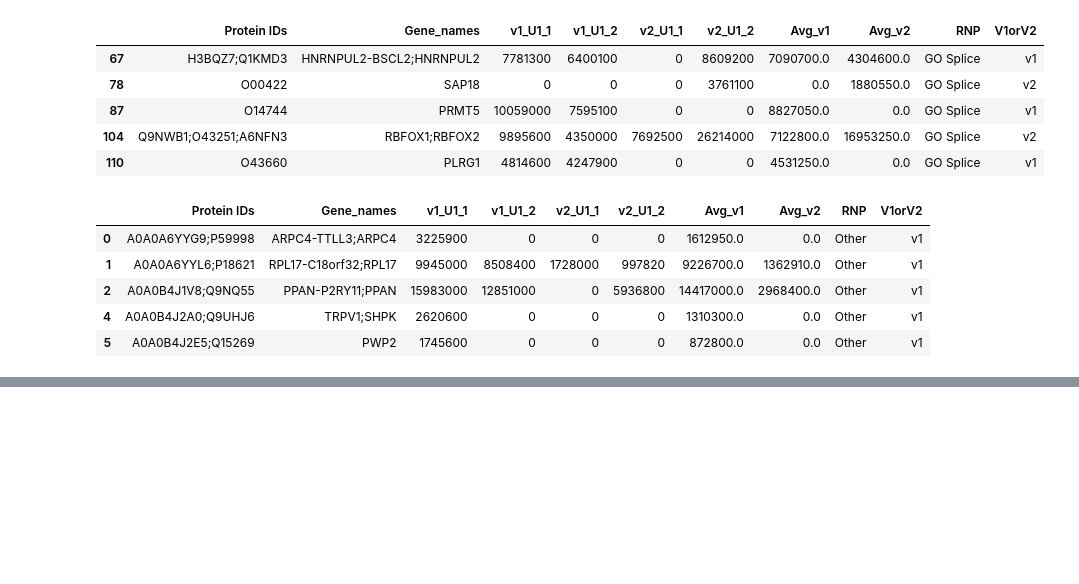
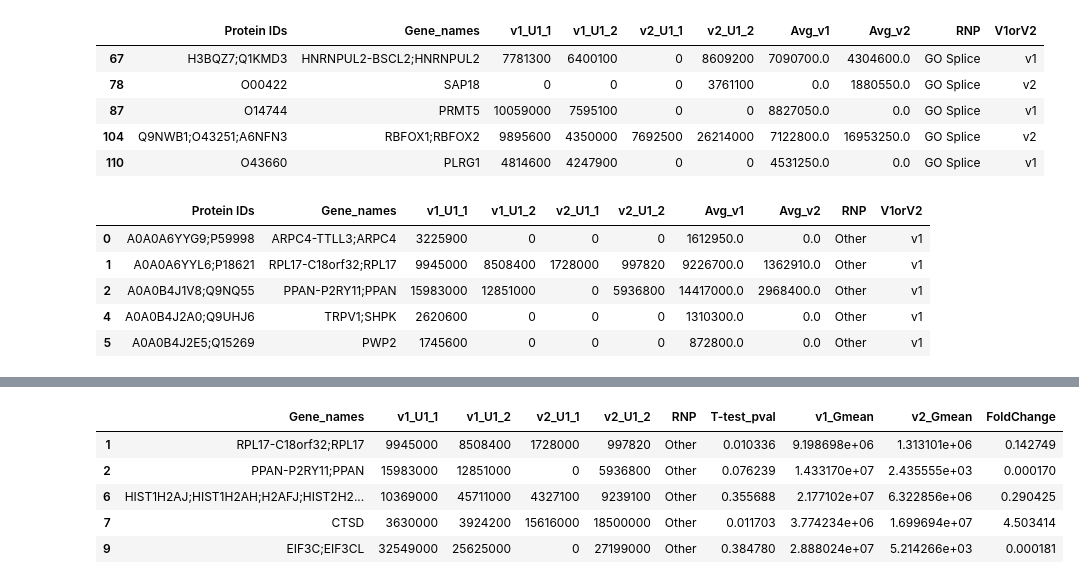
Before and after one commit to dhonson-lncrna/22.02.25_RAPMSv1v2-Analysis, a Jupyter notebook: 22.02.25_v1v2-Intensity.ipynb, the cells around one changed output, grey strips where cells are left out. Saved outputs shown, nothing was run; the diff lists cells and outputs as text; code cells hidden in the pictures; blank space fills up the shorter version.

```diff
--- a/22.02.25_v1v2-Intensity.ipynb
+++ b/22.02.25_v1v2-Intensity.ipynb
@@ -374,0 +383,26 @@ Nonsplicing V2:197
+# %%
+statdf = progroups.filter(['Gene_names','v1_U1_1','v1_U1_2','v2_U1_1','v2_U1_2','RNP'])
+statdf['T-test_pval'] = np.zeros(len(statdf))
+
+for i in statdf.index:
+    v1 = [statdf.loc[i,'v1_U1_1'], statdf.loc[i,'v1_U1_2']]
+    v2 = [statdf.loc[i,'v2_U1_1'], statdf.loc[i,'v2_U1_2']]
+    statdf.loc[i, 'T-test_pval'] = ttest(v1,v2)[1]
+
+statdf['v1_Gmean'] = gmean([statdf.loc[:,'v1_U1_1']+1, statdf.loc[:,'v1_U1_2']+1]) - 1
+statdf['v2_Gmean'] = gmean([statdf.loc[:,'v2_U1_1']+1, statdf.loc[:,'v2_U1_2']+1]) - 1
+
+statdf = statdf[statdf['v1_Gmean'] > 0]
+statdf = statdf[statdf['v2_Gmean'] > 0]
+
+statdf['FoldChange'] = statdf['v2_Gmean'] / statdf['v1_Gmean']
+
+
+statdf.head()
+# %% [output]
+|  | Gene_names | v1_U1_1 | v1_U1_2 | v2_U1_1 | v2_U1_2 | RNP | T-test_pval | v1_Gmean | v2_Gmean | FoldChange |
+| 1 | RPL17-C18orf32;RPL17 | 9945000 | 8508400 | 1728000 | 997820 | Other | 0.010336 | 9.198698e+06 | 1.313101e+06 | 0.142749 |
+| 2 | PPAN-P2RY11;PPAN | 15983000 | 12851000 | 0 | 5936800 | Other | 0.076239 | 1.433170e+07 | 2.435555e+03 | 0.000170 |
+| 6 | HIST1H2AJ;HIST1H2AH;H2AFJ;HIST2H2... | 10369000 | 45711000 | 4327100 | 9239100 | Other | 0.355688 | 2.177102e+07 | 6.322856e+06 | 0.290425 |
+| 7 | CTSD | 3630000 | 3924200 | 15616000 | 18500000 | Other | 0.011703 | 3.774234e+06 | 1.699694e+07 | 4.503414 |
+| 9 | EIF3C;EIF3CL | 32549000 | 25625000 | 0 | 27199000 | Other | 0.384780 | 2.888024e+07 | 5.214266e+03 | 0.000181 |
```
Also changed, not shown: parts of 6 cells of this notebook, 5 other files.
